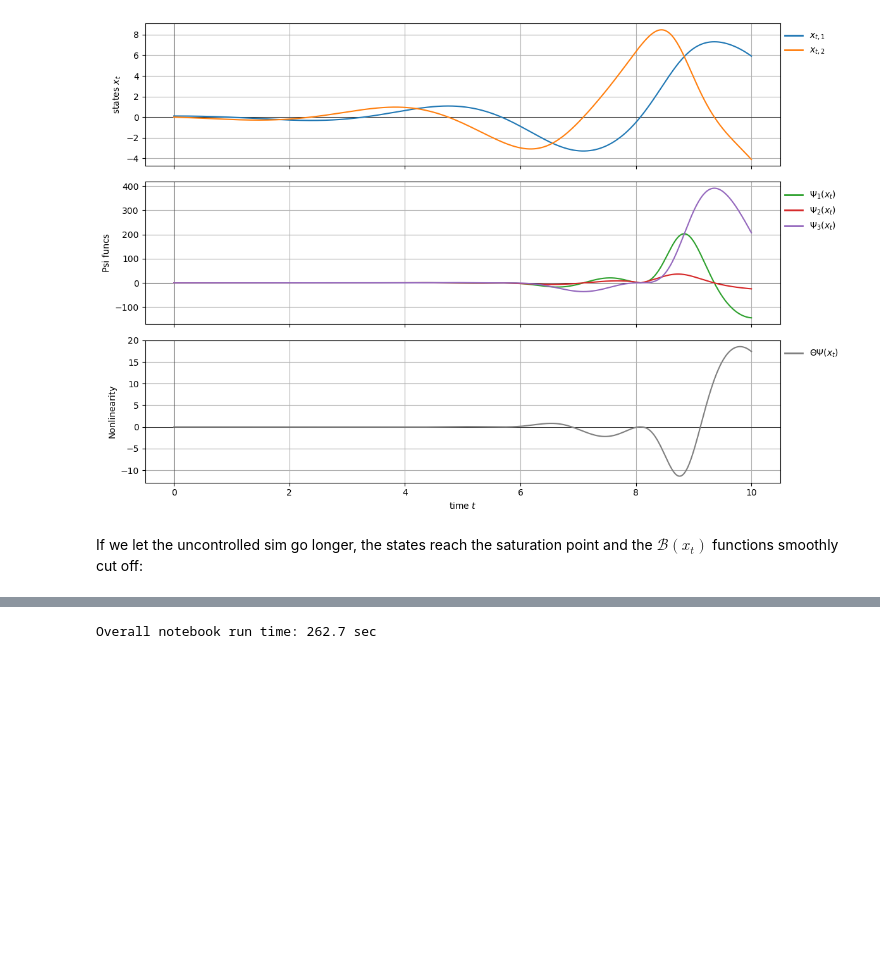
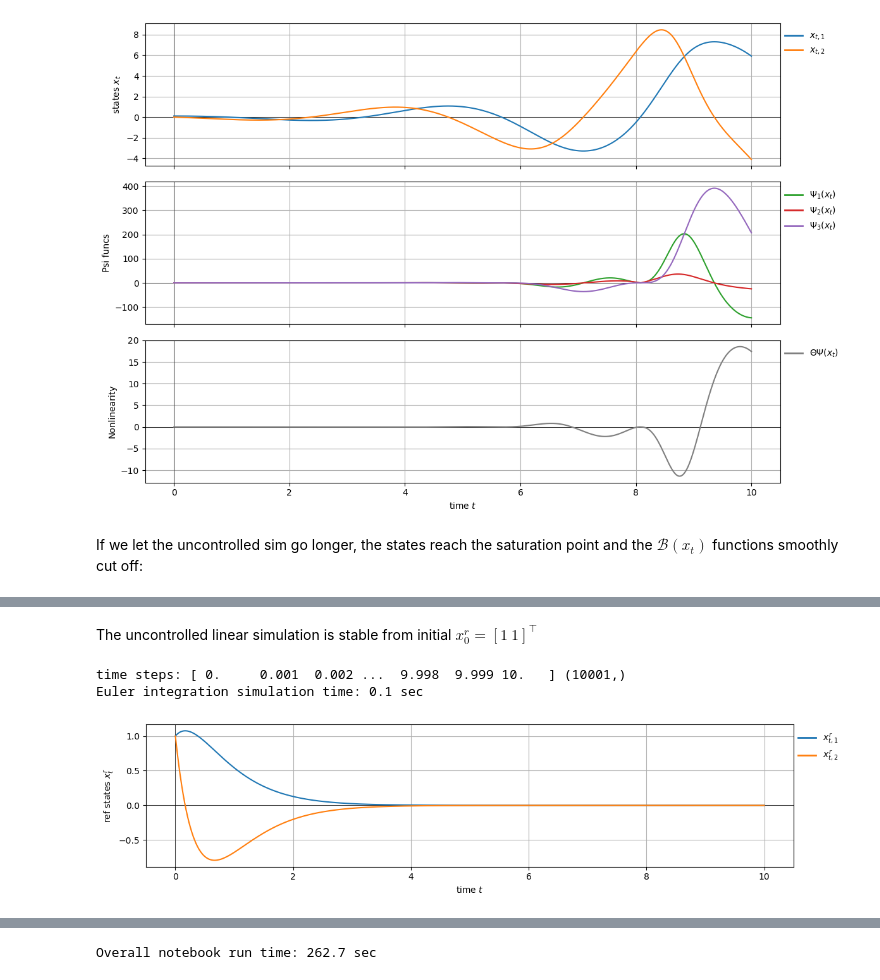
Before and after one commit to tylerlekang/CDC2024, a Jupyter notebook: CDC2024_simulation.ipynb, the cells around one changed output, grey strips where cells are left out. Saved outputs shown, nothing was run; the diff lists cells and outputs as text; code cells hidden in the pictures; blank space fills up the shorter version.

```diff
--- a/CDC2024_simulation.ipynb
+++ b/CDC2024_simulation.ipynb
@@ -214,0 +172,5 @@ Euler integration simulation time: 0.1 sec
+# %%
+w0 = 2
+xi = 1
+
+Ar,Br = c24.set2ndLinDampedOsc(w0, xi)
@@ -214,0 +185,8 @@ Euler integration simulation time: 0.1 sec
+# %% [markdown]
+The uncontrolled linear simulation is stable from initial $x^r_0=[1\ 1]^\top$
+# %%
+c24.simLinearUncontrolled(Ar,t0 = 0,tf = 10,dt = 0.001, x0=[1.,1.], Ref=True)
+# %% [output]
+time steps: [ 0.     0.001  0.002 ...  9.998  9.999 10.   ] (10001,)
+Euler integration simulation time: 0.1 sec
+[figure, added]
```
Also changed, not shown: parts of 10 cells of this notebook, 1 other file.
